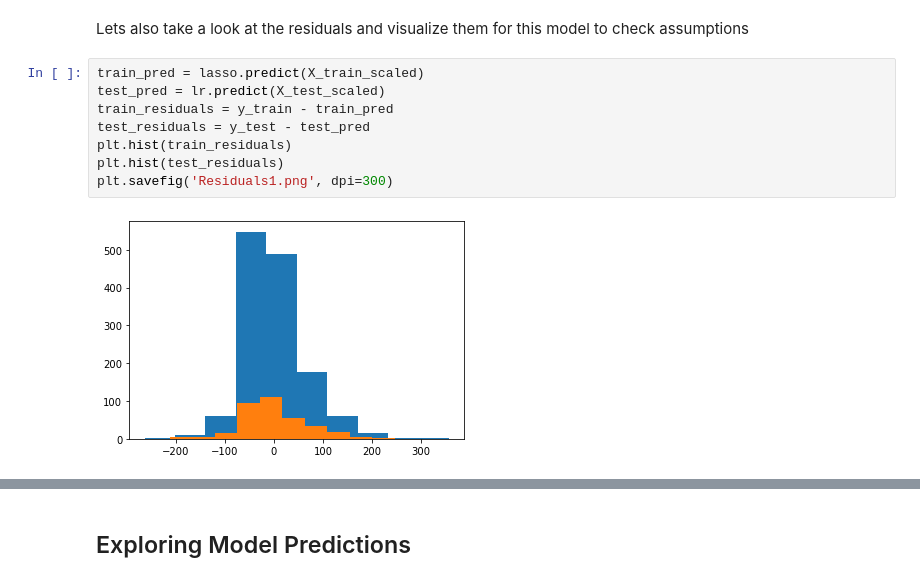
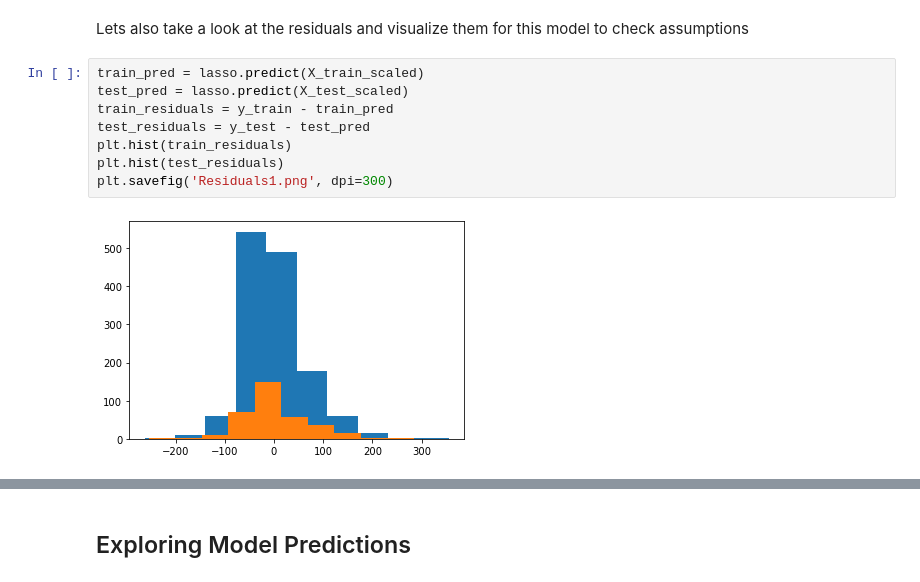
Before and after one commit to pburtonak/FantasyFootballDraftAI, a Jupyter notebook: Peter.ipynb, the cells around one changed output, grey strips where cells are left out. Saved outputs shown, nothing was run; the diff lists cells and outputs as text.

```diff
--- a/Peter.ipynb
+++ b/Peter.ipynb
@@ -1148,14 +1141,14 @@ plt.savefig('ModelPerformance.png', dpi=300)
 Lets also take a look at the residuals and visualize them for this model to check assumptions
 # %%
 train_pred = lasso.predict(X_train_scaled)
-test_pred = lr.predict(X_test_scaled)
+test_pred = lasso.predict(X_test_scaled)
 train_residuals = y_train - train_pred
 test_residuals = y_test - test_pred
 plt.hist(train_residuals)
 plt.hist(test_residuals)
 plt.savefig('Residuals1.png', dpi=300)
 # %% [output]
-[figure, old version]
+[figure, new version]
 # %%
 plt.scatter(train_pred, train_residuals, label='Residuals')
 plt.axhline(y=0,color = 'red')
```
Also changed, not shown: parts of 20 cells of this notebook.
